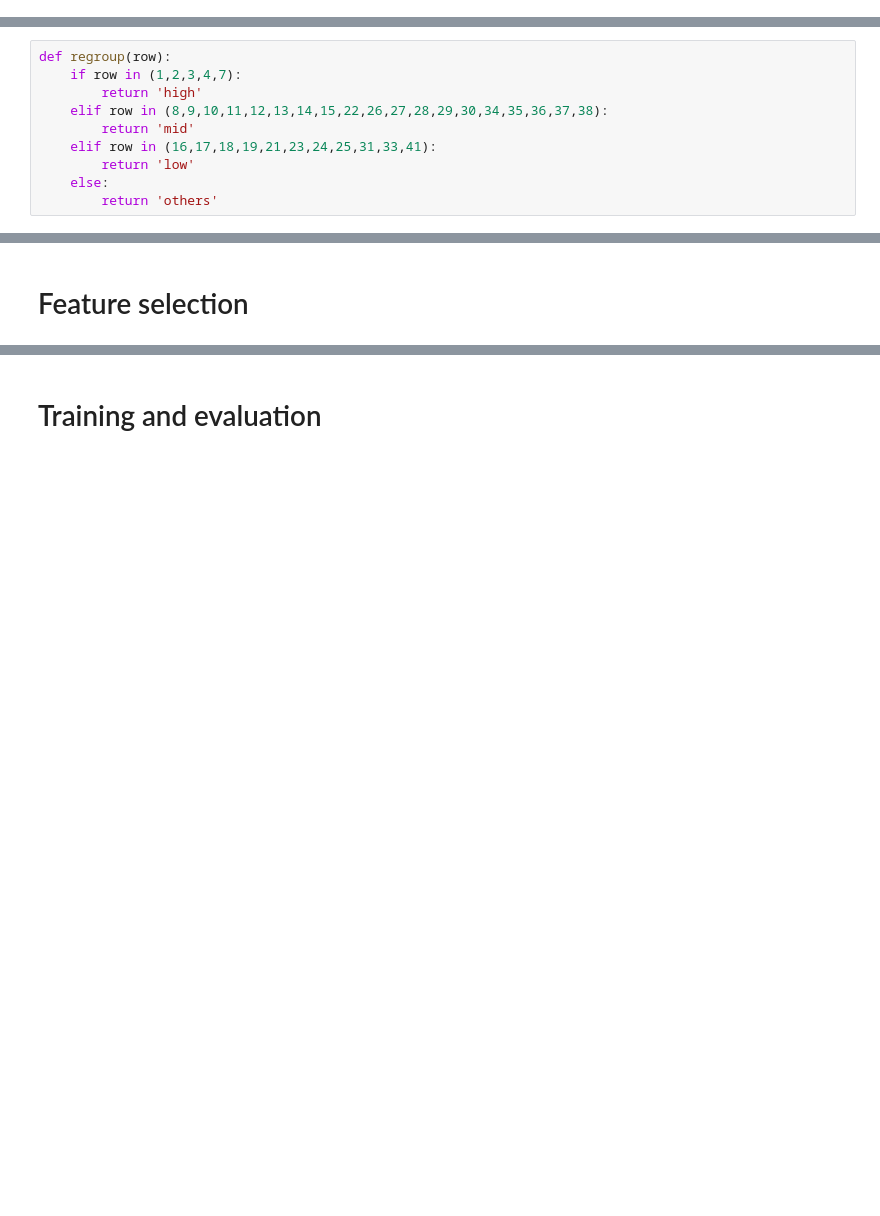
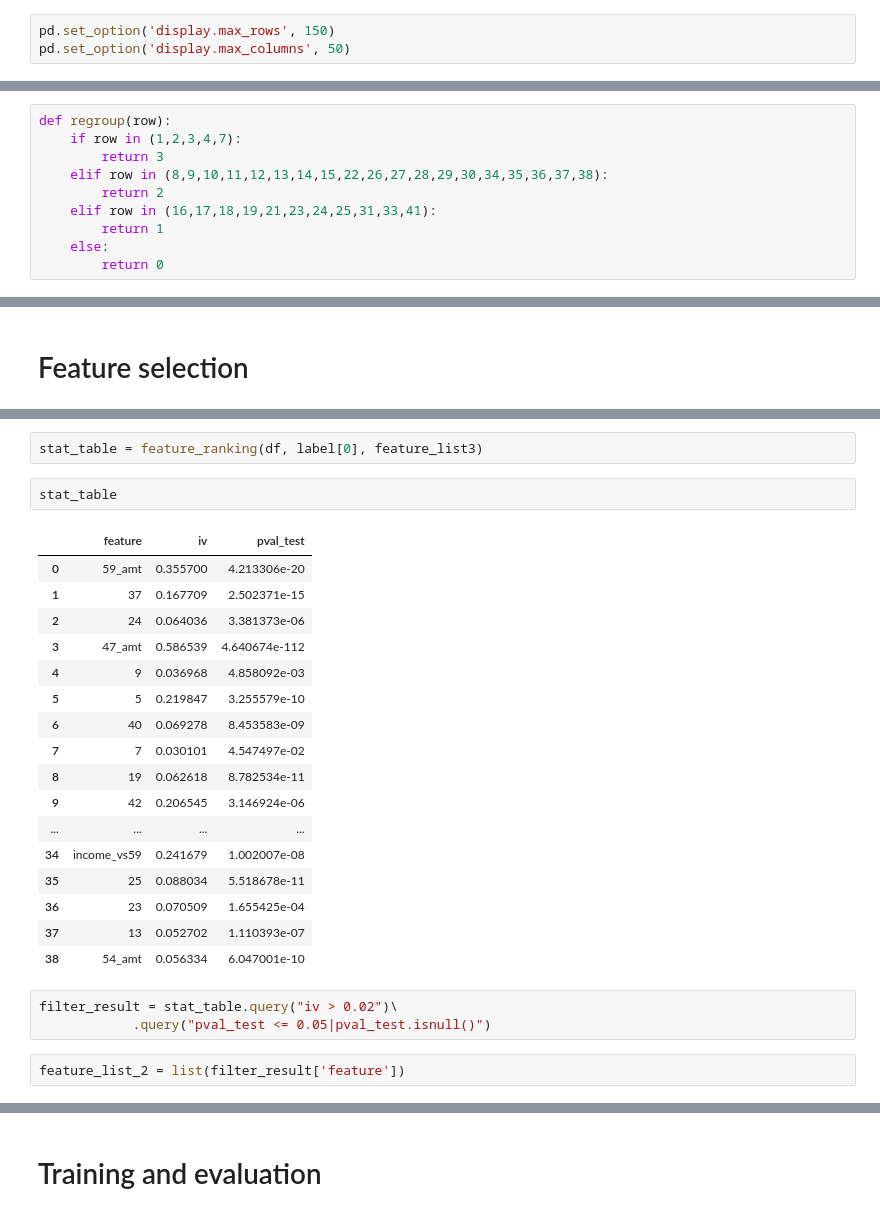
Before and after one commit to Nampq281/insurance_propensity_model, a Jupyter notebook: project_notebook.ipynb, the cells around one changed output, grey strips where cells are left out. Cells and saved outputs as stored; diff of their text form; blank space fills up the shorter version.

```diff
--- a/project_notebook.ipynb
+++ b/project_notebook.ipynb
@@ -11,3 +13,6 @@ from src.eda import *
+# %%
+pd.set_option('display.max_rows', 150)
+pd.set_option('display.max_columns', 50)
 # %%
 import importlib
 from src import eda
@@ -49,13 +54,13 @@ label = ['86']
 # %%
 def regroup(row):
     if row in (1,2,3,4,7):
-        return 'high'
+        return 3
     elif row in (8,9,10,11,12,13,14,15,22,26,27,28,29,30,34,35,36,37,38):
-        return 'mid'
+        return 2
     elif row in (16,17,18,19,21,23,24,25,31,33,41):
-        return 'low'
+        return 1
     else:
-        return 'others'
+        return 0
 # %%
 df['social_class'] = df['1'].apply(lambda row: regroup(row))
 # %% [markdown]
@@ -260,0 +281,27 @@ feature_list_1 = set(df.columns) - set(['ID']+label) - set(drop_list)
+# %%
+stat_table = feature_ranking(df, label[0], feature_list3)
+# %%
+stat_table
+# %% [output]
+|  | feature | iv | pval_test |
+| 0 | 59_amt | 0.355700 | 4.213306e-20 |
+| 1 | 37 | 0.167709 | 2.502371e-15 |
+| 2 | 24 | 0.064036 | 3.381373e-06 |
+| 3 | 47_amt | 0.586539 | 4.640674e-112 |
+| 4 | 9 | 0.036968 | 4.858092e-03 |
+| 5 | 5 | 0.219847 | 3.255579e-10 |
+| 6 | 40 | 0.069278 | 8.453583e-09 |
+| 7 | 7 | 0.030101 | 4.547497e-02 |
+| 8 | 19 | 0.062618 | 8.782534e-11 |
+| 9 | 42 | 0.206545 | 3.146924e-06 |
+| ... | ... | ... | ... |
+| 34 | income_vs59 | 0.241679 | 1.002007e-08 |
+| 35 | 25 | 0.088034 | 5.518678e-11 |
+| 36 | 23 | 0.070509 | 1.655425e-04 |
+| 37 | 13 | 0.052702 | 1.110393e-07 |
+| 38 | 54_amt | 0.056334 | 6.047001e-10 |
+# %%
+filter_result = stat_table.query("iv > 0.02")\
+            .query("pval_test <= 0.05|pval_test.isnull()")
+# %%
+feature_list_2 = list(filter_result['feature'])
```
Also changed, not shown: parts of 38 cells of this notebook, 10 other files.
